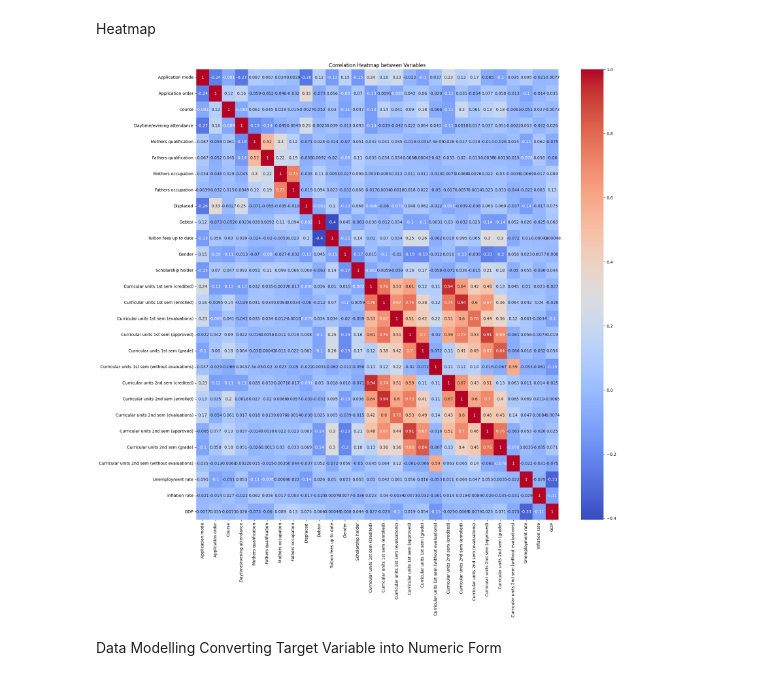
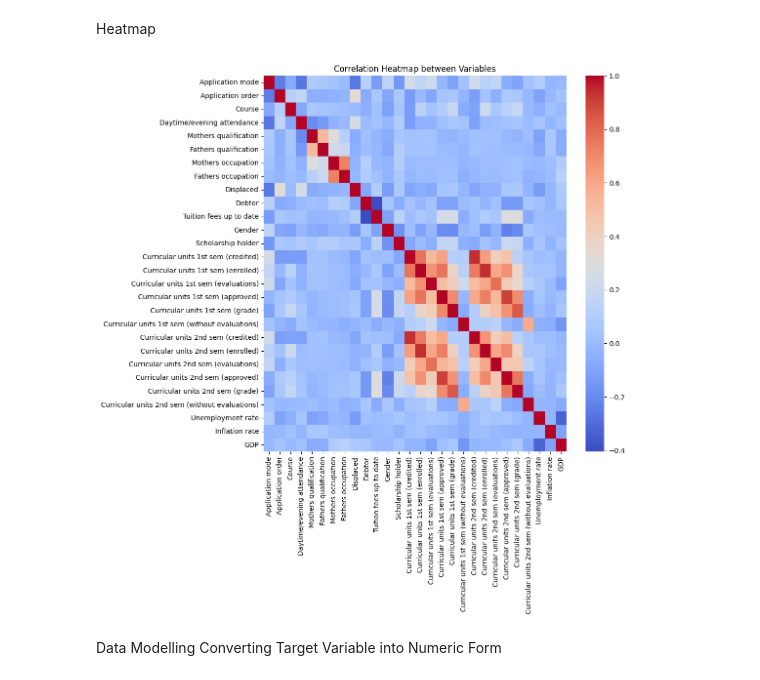
Before and after one commit to teambyte444/ZenteiQ_Project, a Jupyter notebook: TEAM_BYTE.ipynb, the cells around one changed output. Cells and saved outputs as stored; diff of their text form; code cells hidden in the pictures.

```diff
--- a/TEAM_BYTE.ipynb
+++ b/TEAM_BYTE.ipynb
@@ -25,3 +8,5 @@ student_data
+# %%
+Path = 'drive/My Drive/Dataset'
 # %%
 import numpy as np
 import pandas as pd
@@ -46,8 +31,8 @@ warnings.filterwarnings('ignore')
 #     for filename in filenames:
 #         print(os.path.join(dirname, filename))
 # %%
-# import pandas as pd
-# student_data= pd.read_csv(Path+'/student_list.csv')
+import pandas as pd
+student_data= pd.read_csv(Path+'/student_list.csv')
 # %%
 student_data
 # %% [output]
@@ -493,13 +478,13 @@ Name: Unemployment rate, dtype: int64
 # %% [markdown]
 Heatmap
 # %%
-plt.figure(figsize=(20,20))
+plt.figure(figsize=(10,10))
 
-sns.heatmap(student_data.corr(), annot=True, cmap='coolwarm')
+sns.heatmap(student_data.corr(), cmap='coolwarm')
 plt.title('Correlation Heatmap between Variables')
 plt.show()
 # %% [output]
-[figure, old version]
+[figure, new version]
 # %% [markdown]
 Data Modelling
 Converting Target Variable into Numeric Form
```
Also changed, not shown: parts of 5 cells of this notebook.
